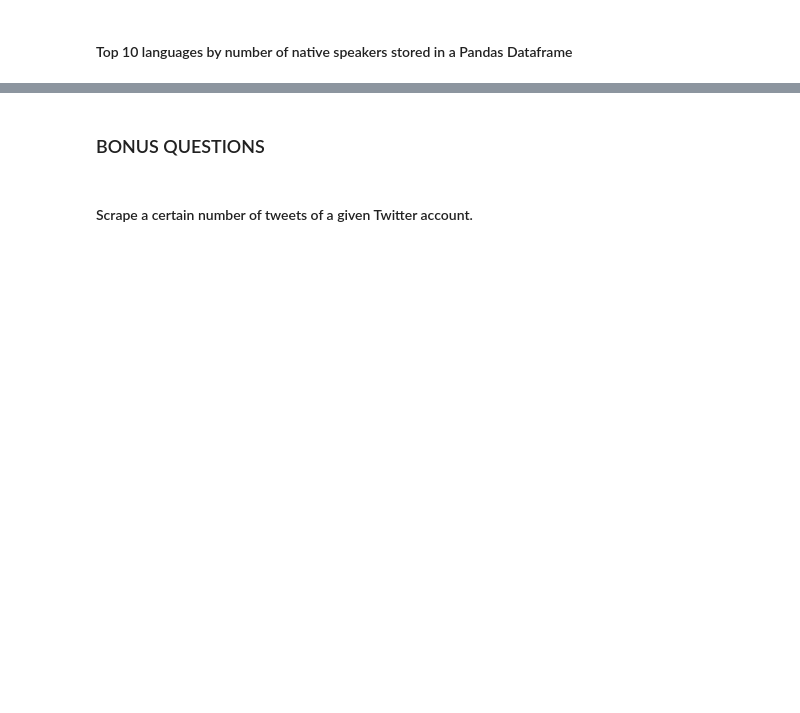
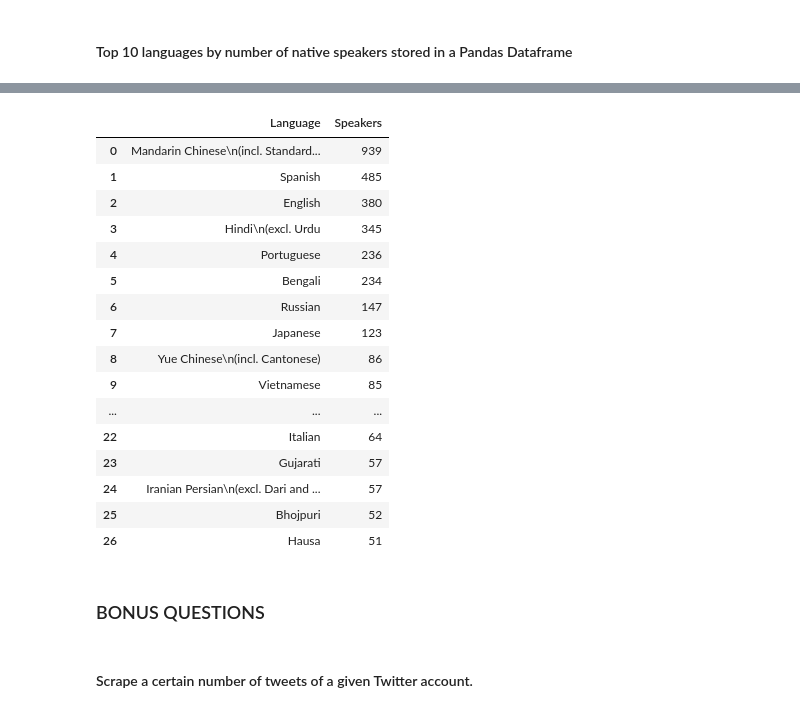
Before and after one commit to Ironhack-Data-Madrid-Julio-2023/4.3-lab_web_scraping_selenium, a Jupyter notebook: your-code/main.ipynb, the cells around one changed output, grey strips where cells are left out. Saved outputs shown, nothing was run; the diff lists cells and outputs as text; code cells hidden in the pictures; blank space fills up the shorter version.

```diff
--- a/your-code/main.ipynb
+++ b/your-code/main.ipynb
@@ -460,0 +503,6 @@ url = 'https://en.wikipedia.org/wiki/List_of_languages_by_number_of_native_speak
+# %%
+#your code
+
+lan_most_box = driver.find_elements(By.TAG_NAME, 'tr')
+
+lan_most_box[10].text
@@ -460,0 +511,22 @@ url = 'https://en.wikipedia.org/wiki/List_of_languages_by_number_of_native_speak
+# %%
+lan_most = [e.text for e in lan_most_box]
+
+lan_most = lan_most[1:40]
+
+lan_most = lan_most [0:-12]
+
+lan_most
+
+num_most = lan_most
+# %%
+import re
+
+lan_most = [re.split(r'(\d+)', str(item), 1)[0] for item in lan_most]
+
+lan_most = [e.split(",",1)[0] for e in lan_most]
+
+lan_most = [e.strip() for e in lan_most]
+
+lan_most = [e.replace("[","").replace("'","") for e in lan_most]
+
+lan_most
@@ -460,0 +551,4 @@ url = 'https://en.wikipedia.org/wiki/List_of_languages_by_number_of_native_speak
+# %%
+num_most = [re.split(r'(\d+)', str(item), 1)[1] for item in num_most]
+
+num_most
@@ -461,3 +573,27 @@ url = 'https://en.wikipedia.org/wiki/List_of_languages_by_number_of_native_speak
+# %%
+import pandas as pd
+
+language_per_speakers = pd.DataFrame(zip(lan_most, num_most), columns=['Language', 'Speakers'])
+
+language_per_speakers
+# %% [output]
+|  | Language | Speakers |
+| 0 | Mandarin Chinese\n(incl. Standard... | 939 |
+| 1 | Spanish | 485 |
+| 2 | English | 380 |
+| 3 | Hindi\n(excl. Urdu | 345 |
+| 4 | Portuguese | 236 |
+| 5 | Bengali | 234 |
+| 6 | Russian | 147 |
+| 7 | Japanese | 123 |
+| 8 | Yue Chinese\n(incl. Cantonese) | 86 |
+| 9 | Vietnamese | 85 |
+| ... | ... | ... |
+| 22 | Italian | 64 |
+| 23 | Gujarati | 57 |
+| 24 | Iranian Persian\n(excl. Dari and ... | 57 |
+| 25 | Bhojpuri | 52 |
+| 26 | Hausa | 51 |
 # %% [markdown]
 ### BONUS QUESTIONS
 # %% [markdown]
```
Also changed, not shown: parts of 15 cells of this notebook, 2 other files.
